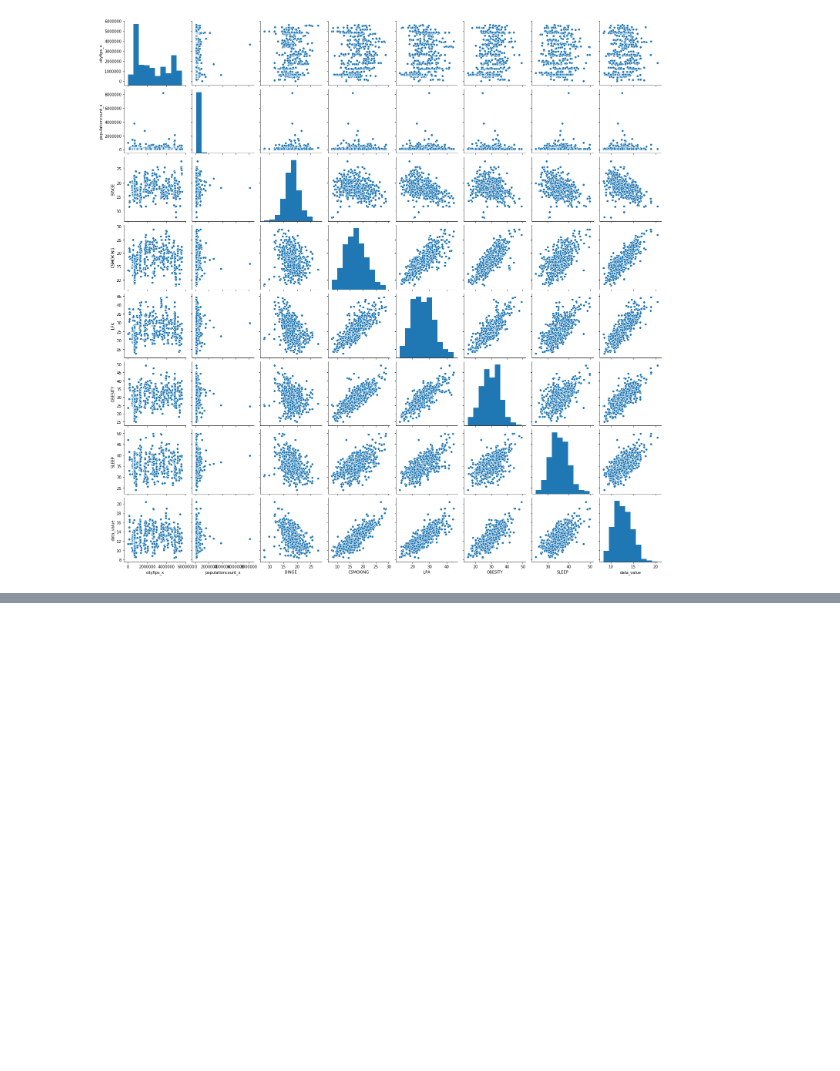
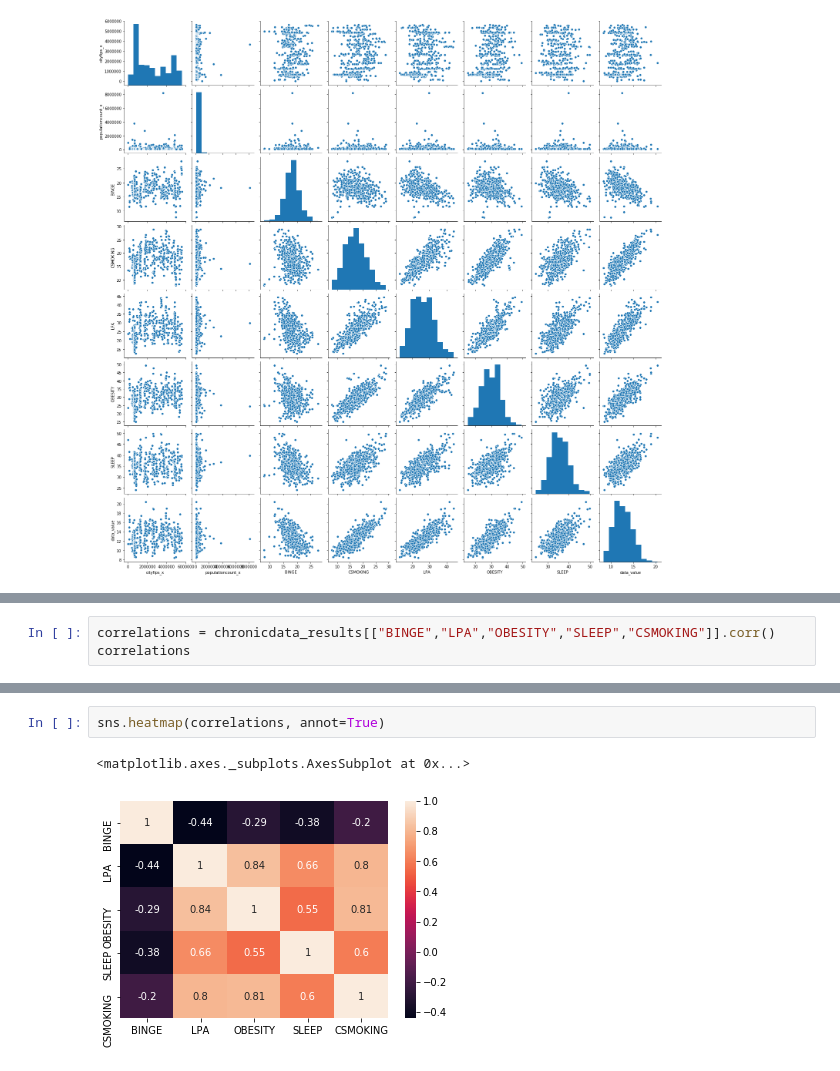
Before and after one commit to Sukanya012/predict-health-index, a Jupyter notebook: notebooks/sowmya/main_Sowmya.ipynb, the cells around one changed output, grey strips where cells are left out. Cells and saved outputs as stored; diff of their text form; blank space fills up the shorter version.

Commit message:
correlation and r-squared

```diff
--- a/notebooks/sowmya/main_Sowmya.ipynb
+++ b/notebooks/sowmya/main_Sowmya.ipynb
@@ -310,0 +402,3 @@ plt.show()
+# %%
+correlations = chronicdata_results[["BINGE","LPA","OBESITY","SLEEP","CSMOKING"]].corr()
+correlations
@@ -310,0 +412,5 @@ plt.show()
+# %%
+sns.heatmap(correlations, annot=True)
+# %% [output]
+<matplotlib.axes._subplots.AxesSubplot at 0x...>
+[figure, added]
```
Also changed, not shown: parts of 12 cells of this notebook.
